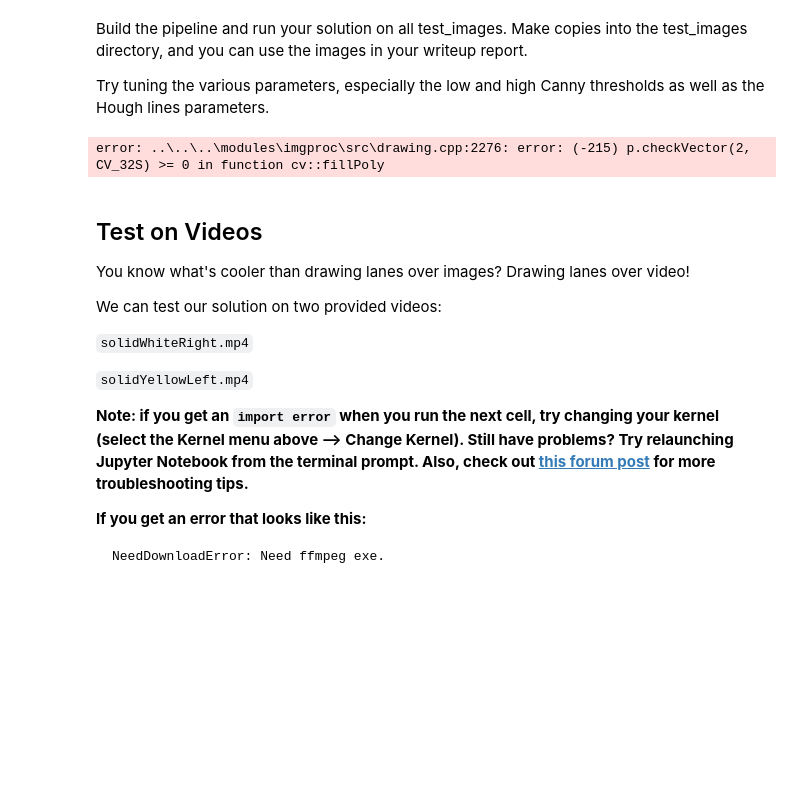
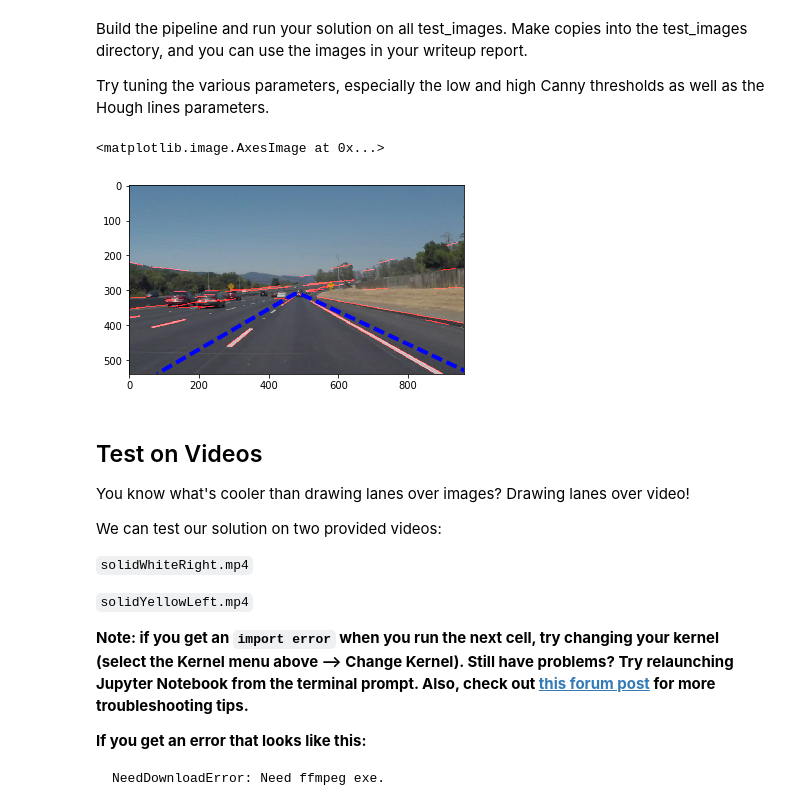
Before and after one commit to CodyNicholson/Finding_Lane_Lines, a Jupyter notebook: P1.ipynb, the cells around one changed output. Cells and saved outputs as stored; diff of their text form; code cells hidden in the pictures; blank space fills up the shorter version.

```diff
--- a/P1.ipynb
+++ b/P1.ipynb
@@ -193,7 +200,6 @@ xsize = image.shape[1]
 color_select = np.copy(image)
 line_image = np.copy(image)
 gray = grayscale(image)
-cannyImg = canny(gray, 50, 150)
 
 # Define color selection criteria
 red_threshold = 200
@@ -202,51 +208,74 @@ blue_threshold = 200
 
 rgb_threshold = [red_threshold, green_threshold, blue_threshold]
 
+# Define a kernel size and apply Gaussian smoothing
+kernel_size = 5
+blur_gray = cv2.GaussianBlur(gray,(kernel_size, kernel_size),0)
+
+# Define our parameters for Canny and apply
+low_threshold = 50
+high_threshold = 150
+edges = cv2.Canny(blur_gray, low_threshold, high_threshold)
+
+# Define the Hough transform parameters
+# Make a blank the same size as our image to draw on
+rho = 1 #Makes lines thinner
+theta = np.pi/180
+threshold = 80
+min_line_length = 30
+max_line_gap = 10
+line_image = np.copy(image)*0 #creating a blank to draw lines on
+hImg = hough_lines(edges, rho, theta, threshold, min_line_length, max_line_gap)
+
+lineImg = weighted_img(hImg, image, α=0.8, β=1., λ=0.)
+
+#draw_lines(img, lines, color=[255, 0, 0], thickness=2)
+
 # Define the vertices of a triangular mask.
 # Keep in mind the origin (x=0, y=0) is in the upper left
-left_bottom = [140, 539]
-left_top = [490, 300] #flase right_bottom
-right_bottom = [930, 539] #false left_top
-right_top = [475,300]
+left_bottom = [80, 539]
+left_top = [490, 310] #flase right_bottom
+right_bottom = [980, 539] #false left_top
+right_top = [475,310]
 
-polygon = np.array([ [140, 539], [490, 300], [930, 539], [475,300] ], dtype=np.int32)
-
-regionOfI = region_of_interest(cannyImg, polygon)
+polygon = np.array([ [(140, 539), (490, 300), (930, 539), (475,300) ] ], dtype=np.int32)
 
 # Perform a linear fit (y=Ax+B) to each of the three sides of the triangle
 # np.polyfit returns the coefficients [A, B] of the fit
 fit_left = np.polyfit((left_bottom[0], left_top[0]), (left_bottom[1], left_top[1]), 1)
 fit_right = np.polyfit((right_bottom[0], right_top[0]), (right_bottom[1], right_top[1]), 1)
 fit_bottom = np.polyfit((left_bottom[0], right_bottom[0]), (left_bottom[1], right_bottom[1]), 1)
 
 # Mask pixels below the threshold
 color_thresholds = (image[:,:,0] < rgb_threshold[0]) | \
                     (image[:,:,1] < rgb_threshold[1]) | \
                     (image[:,:,2] < rgb_threshold[2])
 
 # Find the region inside the lines
 XX, YY = np.meshgrid(np.arange(0, xsize), np.arange(0, ysize))
 region_thresholds = (YY > (XX*fit_left[0] + fit_left[1])) & \
                     (YY > (XX*fit_right[0] + fit_right[1])) & \
                     (YY < (XX*fit_bottom[0] + fit_bottom[1]))
 
 # Mask color and region selection
 color_select[color_thresholds | ~region_thresholds] = [0, 0, 0]
 # Color pixels red where both color and region selections met
 line_image[~color_thresholds & region_thresholds] = [255, 0, 0]
 
 # Display the image and show region and color selections
 plt.imshow(image)
 x = [right_bottom[0], left_top[0], right_top[0], left_bottom[0]]
 y = [right_bottom[1], left_top[1], right_top[1], left_bottom[1]]
 plt.plot(x, y, 'b--', lw=4)
 plt.imshow(color_select)
 plt.imshow(line_image)
 plt.imshow(gray, cmap='gray')
 plt.imshow(cannyImg, cmap='gray')
-plt.imshow(regionOfI)
+plt.imshow(hImg, cmap='gray')
+plt.imshow(lineImg)
 # %% [output]
-error: ..\..\..\modules\imgproc\src\drawing.cpp:2276: error: (-215) p.checkVector(2, CV_32S) >= 0 in function cv::fillPoly
+<matplotlib.image.AxesImage at 0x...>
+[figure, added]
 # %% [markdown]
 ## Test on Videos
 
```
Also changed, not shown: parts of 1 cell of this notebook, 1 other file.
